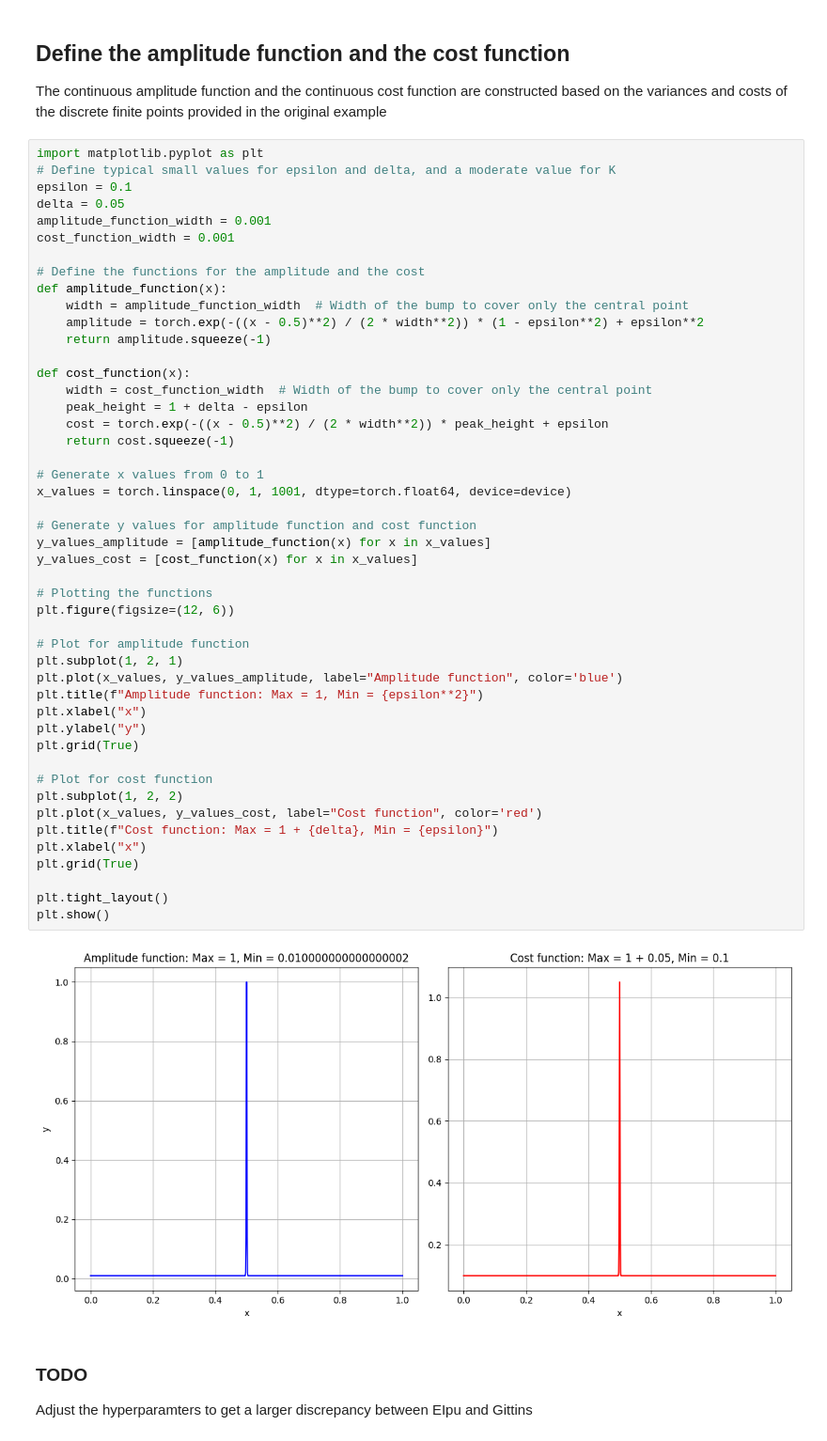
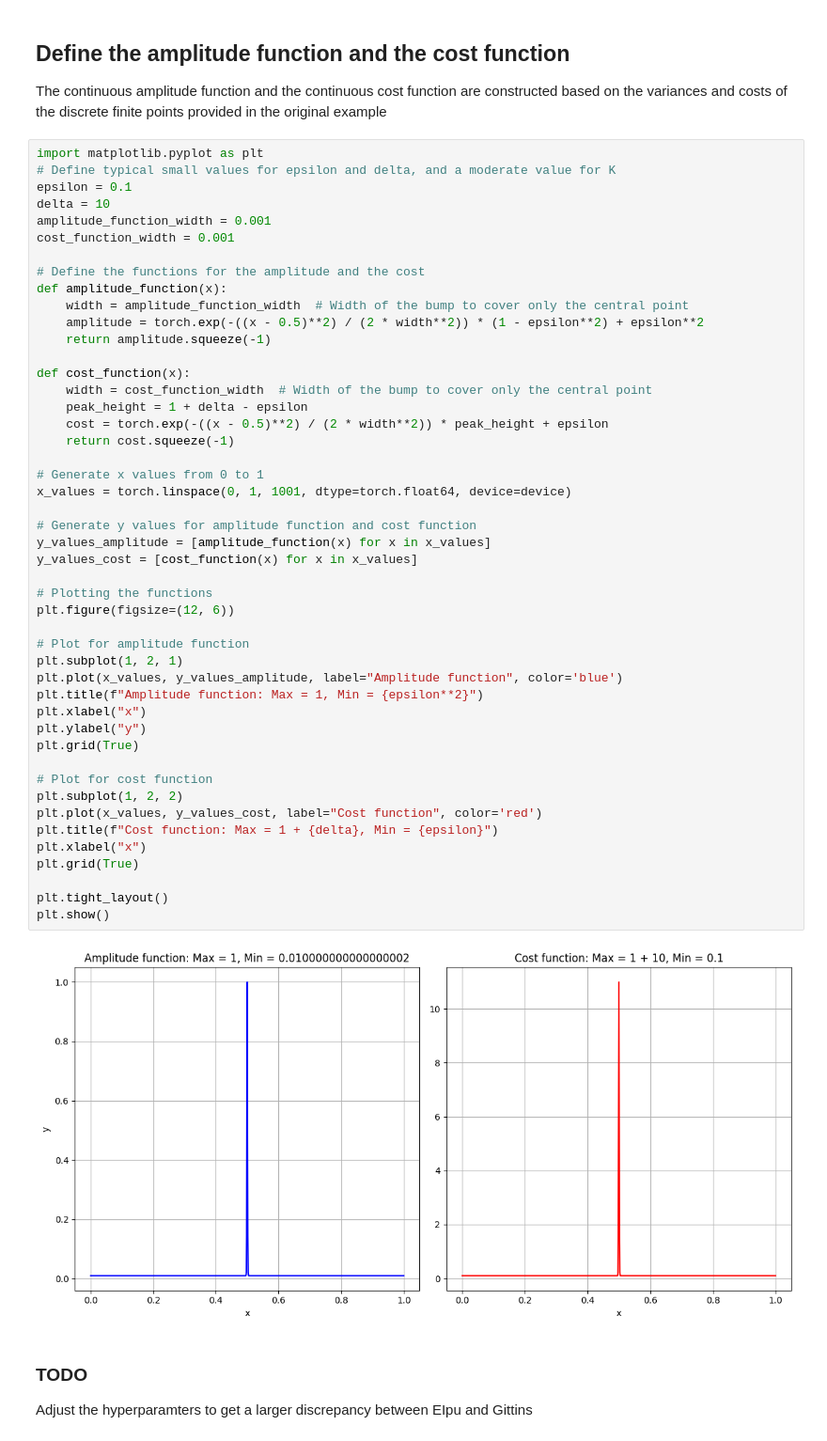
Before and after one commit to QianJaneXie/PandoraBayesOpt, a Jupyter notebook: notebooks/Variable Amplitude.ipynb, the cells around one changed output. Shown at 94% size. Drawn from its saved outputs; the diff is of its cells as text.

```diff
--- a/notebooks/Variable Amplitude.ipynb
+++ b/notebooks/Variable Amplitude.ipynb
@@ -15,7 +15,7 @@ The continuous amplitude function and the continuous cost function are construct
 import matplotlib.pyplot as plt
 # Define typical small values for epsilon and delta, and a moderate value for K
 epsilon = 0.1
-delta = 0.05
+delta = 10
 amplitude_function_width = 0.001
 cost_function_width = 0.001
 
@@ -32,34 +32,34 @@ def cost_function(x):
     return cost.squeeze(-1)
 
 # Generate x values from 0 to 1
 x_values = torch.linspace(0, 1, 1001, dtype=torch.float64, device=device)
 
 # Generate y values for amplitude function and cost function
 y_values_amplitude = [amplitude_function(x) for x in x_values]
 y_values_cost = [cost_function(x) for x in x_values]
 
 # Plotting the functions
 plt.figure(figsize=(12, 6))
 
 # Plot for amplitude function
 plt.subplot(1, 2, 1)
 plt.plot(x_values, y_values_amplitude, label="Amplitude function", color='blue')
 plt.title(f"Amplitude function: Max = 1, Min = {epsilon**2}")
 plt.xlabel("x")
 plt.ylabel("y")
 plt.grid(True)
 
 # Plot for cost function
 plt.subplot(1, 2, 2)
 plt.plot(x_values, y_values_cost, label="Cost function", color='red')
 plt.title(f"Cost function: Max = 1 + {delta}, Min = {epsilon}")
 plt.xlabel("x")
 plt.grid(True)
 
 plt.tight_layout()
 plt.show()
 # %% [output]
-[figure, old version]
+[figure, new version]
 # %% [markdown]
 ### TODO
 Adjust the hyperparamters to get a larger discrepancy between EIpu and Gittins
```
Also changed, not shown: parts of 12 cells of this notebook, 8 other files.
